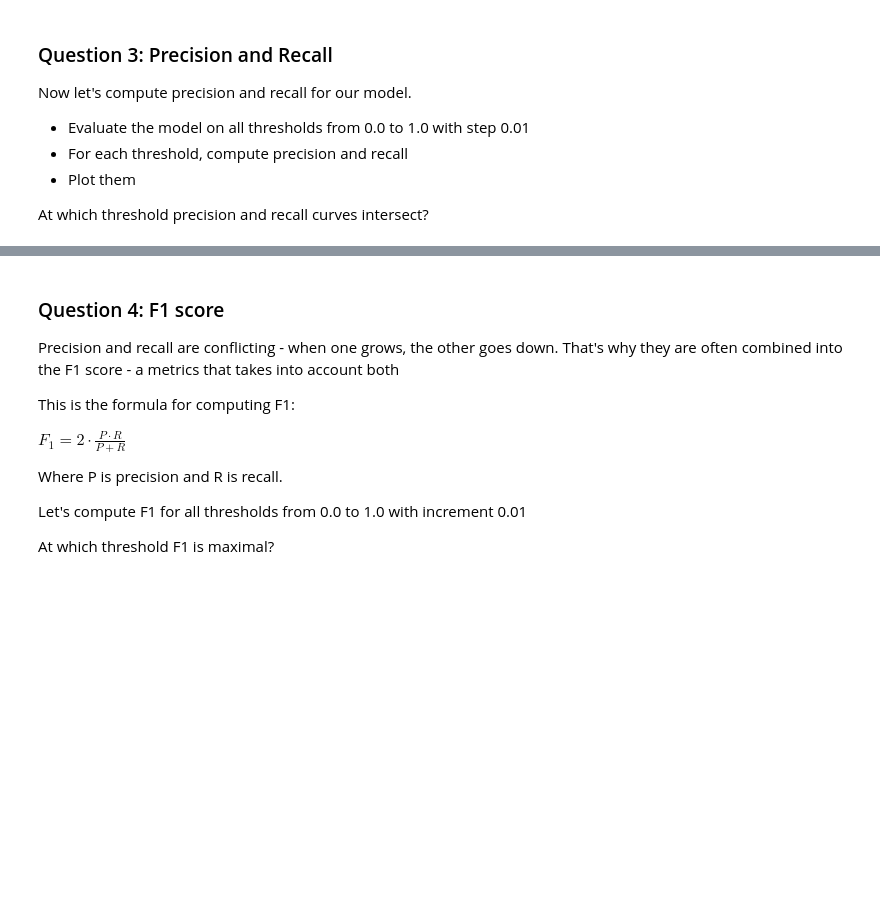
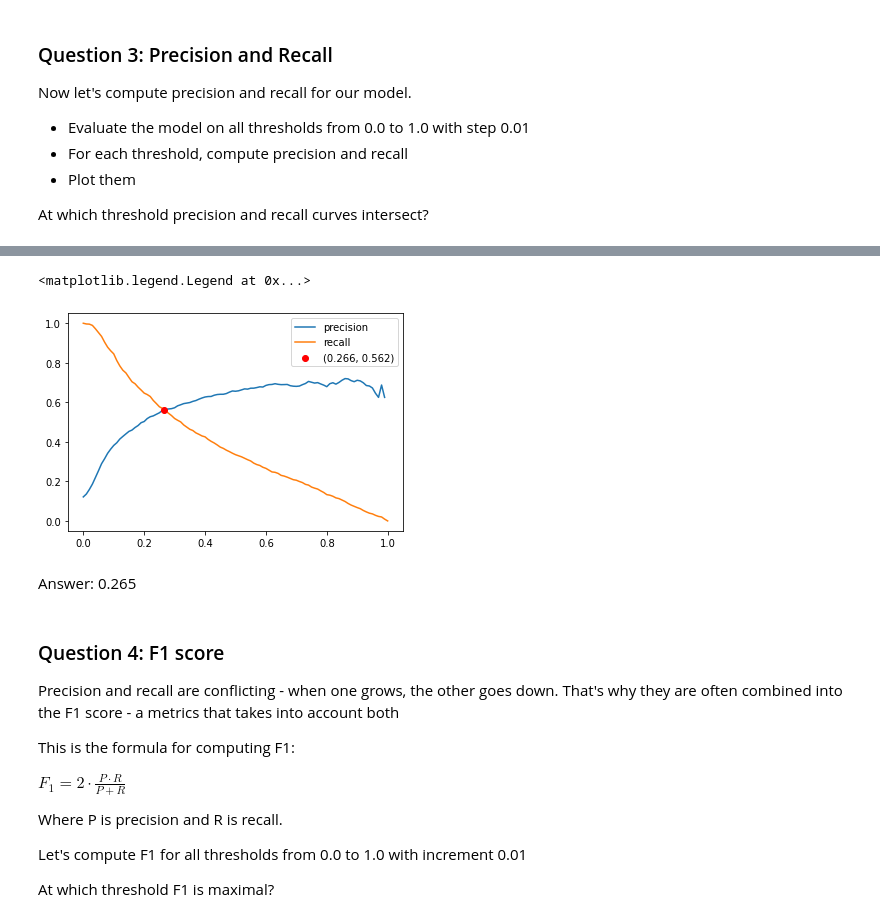
Before and after one commit to BegoNori/machine-learning-zoomcamp, a Jupyter notebook: Unit-4/homework4.ipynb, the cells around one changed output, grey strips where cells are left out. Cells and saved outputs as stored; diff of their text form; code cells hidden in the pictures; blank space fills up the shorter version.

Commit message:
Unit 4 homework actualization

```diff
--- a/Unit-4/homework4.ipynb
+++ b/Unit-4/homework4.ipynb
@@ -25,6 +23,7 @@ with zipfile.ZipFile('bank/bank.zip', 'r') as zip_ref:
     zip_ref.extractall('bank')
 # %%
 df = pd.read_csv('bank/bank-full.csv', sep=';')
+df.y = (df.y == 'yes').astype(int)
 df
 # %% [output]
 |  | age | job | marital | education | default | balance | housing | loan | contact | day | month | ... |
@@ -120,3 +143,31 @@ Now let's compute precision and recall for our model.
 - Plot them
 
 At which threshold precision and recall curves intersect?
+# %%
+scores = []
+
+thresholds = np.arange(0, 1.01, 0.01)
+
+# Printing true positives & negatives, false positives & negatives for each rate
+for t in thresholds:
+    actual_positive = (y_val == 1)
+    actual_negative = (y_val == 0)
+
+    predict_positive = (y_pred >= t)
+    predict_negative = (y_pred < t)
+
+    tp = (predict_positive & actual_positive).sum() # true positive
+    tn = (predict_negative & actual_negative).sum() # true negative
+
+    fp = (predict_positive & actual_negative).sum() # false positive
+    fn = (predict_negative & actual_positive).sum() # false negative
+
+    p = tp / (tp + fp) # precision
+    r = tp / (tp + fn) # recall
+
+    # List of tuples is created per threshold
+    scores.append((t, tp, fp, fn, tn, p, r))
+# %%
+# Creating a dataframe for these scores
+columns = ['threshold', 'tp', 'fp', 'fn', 'tn', 'precision', 'recall']
+df_scores = pd.DataFrame(scores, columns=columns)
@@ -122,0 +177,17 @@ At which threshold precision and recall curves intersect?
+# %%
+# Crear funciones interpoladas para f(x) y g(x)
+f_interp = interpolate.interp1d(df_scores.threshold, df_scores.precision, kind='linear')
+g_interp = interpolate.interp1d(df_scores.threshold, df_scores.recall, kind='linear')
+
+def diference(x):
+    return f_interp(x) - g_interp(x)
+
+# Find where f(x) = g(x)
+x_intersec = fsolve(diference, 0)[0]
+y_intersec = f_interp(x_intersec)
+
+plt.plot(df_scores.threshold, df_scores['precision'], label='precision')
+plt.plot(df_scores.threshold, df_scores['recall'], label='recall')
+plt.scatter(x_intersec, y_intersec, color="red", zorder=5, label=f"({x_intersec:.3f}, {y_intersec:.3f})")
+plt.legend()
+# %% [output]
@@ -123,3 +195,7 @@ At which threshold precision and recall curves intersect?
+<matplotlib.legend.Legend at 0x...>
+[figure, added]
+# %% [markdown]
+Answer: 0.265
 # %% [markdown]
 ### Question 4: F1 score
 Precision and recall are conflicting - when one grows, the other goes down. That's why they are often combined into the F1 score - a metrics that takes into account both
```
Also changed, not shown: parts of 21 cells of this notebook.
